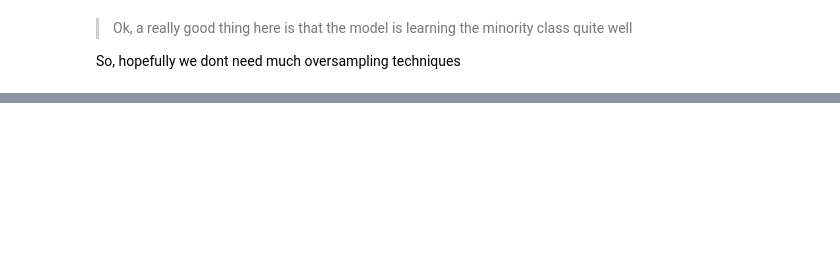
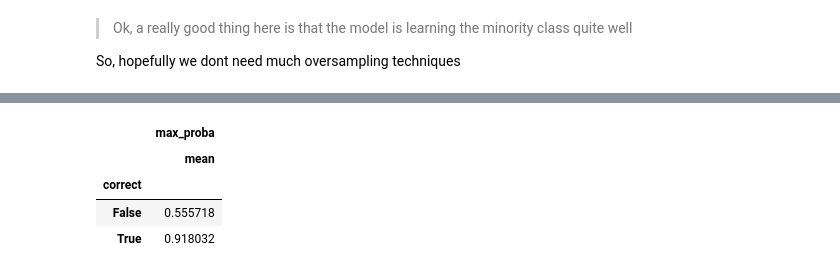
Before and after one commit to ShaunakSen/Data-Science-and-Machine-Learning, a Jupyter notebook: Hackerearth Project - Pet Adoption/Hackerearth ML Project - Pet Adoption.ipynb, the cells around one changed output, grey strips where cells are left out. Saved outputs shown, nothing was run; the diff lists cells and outputs as text; code cells hidden in the pictures; blank space fills up the shorter version.

```diff
--- a/Hackerearth Project - Pet Adoption/Hackerearth ML Project - Pet Adoption.ipynb
+++ b/Hackerearth Project - Pet Adoption/Hackerearth ML Project - Pet Adoption.ipynb
@@ -1393,0 +1455,8 @@ So, hopefully we dont need much oversampling techniques
+# %%
+eval_df.groupby('correct').agg({'max_proba': ['mean']})
+# %% [output]
+|  | max_proba |
+|  | mean |
+| correct |  |
+| False | 0.555718 |
+| True | 0.918032 |
```
Also changed, not shown: parts of 13 cells of this notebook.
